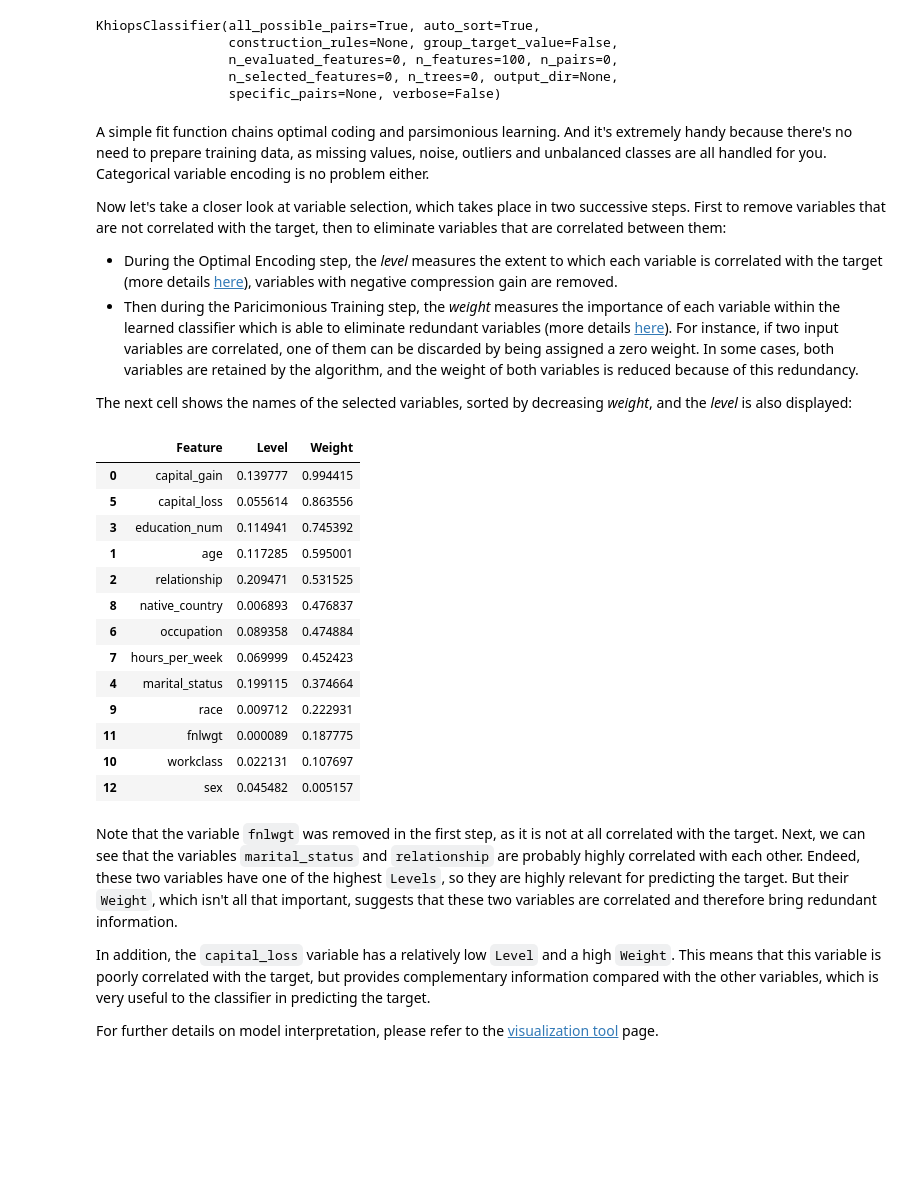
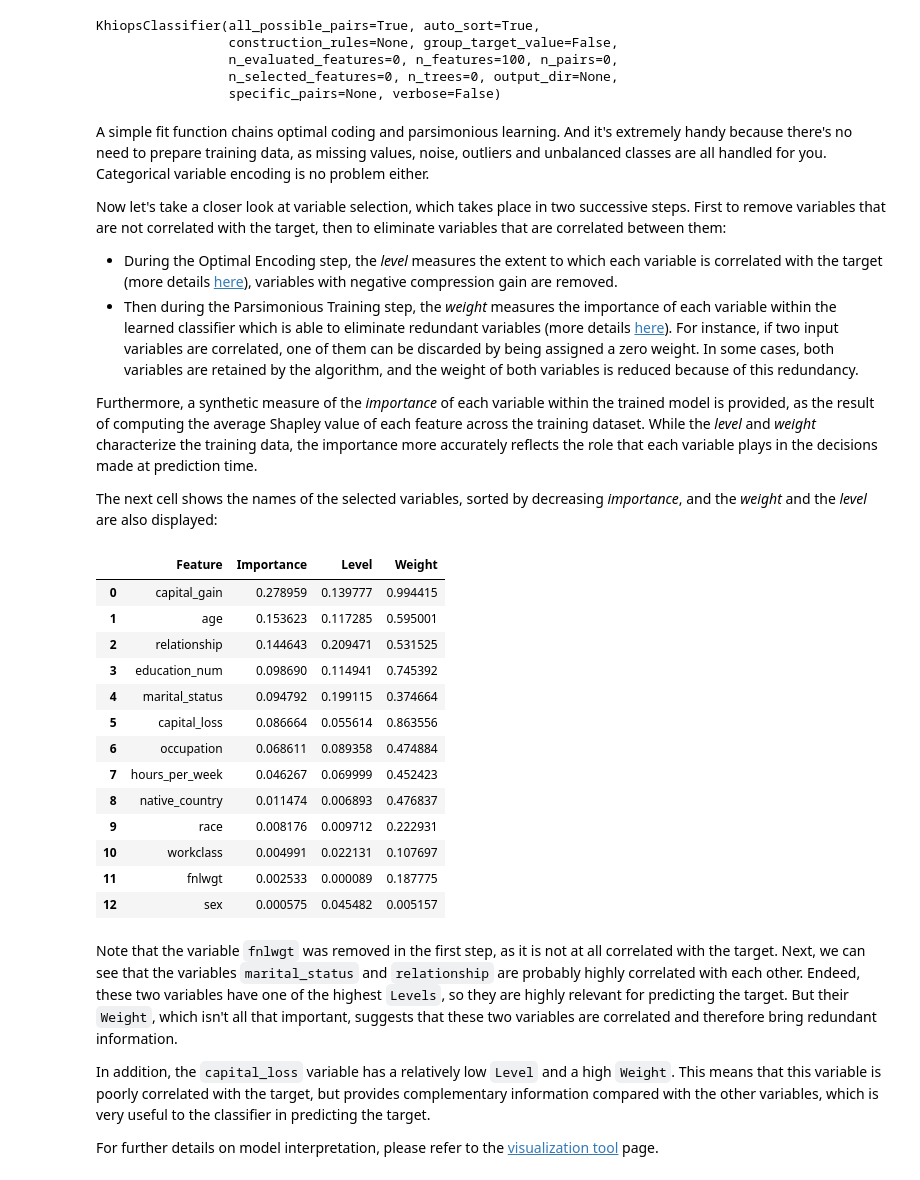
Before and after one commit to KhiopsML/khiops-doc, a Jupyter notebook: docs/tutorials/Notebooks/Optimal_Encoding.ipynb, the cells around one changed output. Saved outputs shown, nothing was run; the diff lists cells and outputs as text; code cells hidden in the pictures; blank space fills up the shorter version.

Commit message:
Use and document the Shapley importance in the Optimal Encoding tutorial

```diff
--- a/docs/tutorials/Notebooks/Optimal_Encoding.ipynb
+++ b/docs/tutorials/Notebooks/Optimal_Encoding.ipynb
@@ -529,38 +529,41 @@ A simple fit function chains optimal coding and parsimonious learning. And it's
 Now let's take a closer look at variable selection, which takes place in two successive steps. First to remove variables that are not correlated with the target, then to eliminate variables that are correlated between them:
 
 - During the Optimal Encoding step, the *level* measures the extent to which each variable is correlated with the target (more details [here][encoding]), variables with negative compression gain are removed.
-- Then during the Paricimonious Training step, the *weight* measures the importance of each variable within the learned classifier which is able to eliminate redundant variables (more details [here][parsimonious_training]). For instance, if two input variables are correlated, one of them can be discarded by being assigned a zero weight. In some cases, both variables are retained by the algorithm, and the weight of both variables is reduced because of this redundancy.
+- Then during the Parsimonious Training step, the *weight* measures the importance of each variable within the learned classifier which is able to eliminate redundant variables (more details [here][parsimonious_training]). For instance, if two input variables are correlated, one of them can be discarded by being assigned a zero weight. In some cases, both variables are retained by the algorithm, and the weight of both variables is reduced because of this redundancy.
+
+Furthermore, a synthetic measure of the *importance* of each variable within the trained model is provided, as the result of computing the average Shapley value of each feature across the training dataset. While the *level* and *weight* characterize the training data, the importance more accurately reflects the role that each variable plays in the decisions made at prediction time.
 
 [encoding]: ../../../learn/preprocessing/#benefits
 [parsimonious_training]: ../../../learn/learning_models/
 
-The next cell shows the names of the selected variables, sorted by decreasing *weight*, and the *level* is also displayed:
+The next cell shows the names of the selected variables, sorted by decreasing *importance*, and the *weight* and the *level* are also displayed:
 # %%
-kpis = {"Feature" : [], "Level": [], "Weight": []}
+kpis = {"Feature" : [], "Importance": [], "Level": [], "Weight": []}
 
 for var in pkc.model_report_.modeling_report.get_snb_predictor().selected_variables:
+    kpis["Importance"].append(var.importance)
     kpis["Feature"].append(var.name)
     kpis["Level"].append(var.level)
     kpis["Weight"].append(var.weight)
 
 
-df_kpis = pd.DataFrame(kpis).sort_values(by = 'Weight', ascending=False)
+df_kpis = pd.DataFrame(kpis).sort_values(by = 'Importance', ascending=False)
 df_kpis.style.set_properties(subset=['Feature'], **{'width': '400px'})
 # %% [output]
-|  | Feature | Level | Weight |
-| 0 | capital_gain | 0.139777 | 0.994415 |
-| 5 | capital_loss | 0.055614 | 0.863556 |
-| 3 | education_num | 0.114941 | 0.745392 |
-| 1 | age | 0.117285 | 0.595001 |
-| 2 | relationship | 0.209471 | 0.531525 |
-| 8 | native_country | 0.006893 | 0.476837 |
-| 6 | occupation | 0.089358 | 0.474884 |
-| 7 | hours_per_week | 0.069999 | 0.452423 |
-| 4 | marital_status | 0.199115 | 0.374664 |
-| 9 | race | 0.009712 | 0.222931 |
-| 11 | fnlwgt | 0.000089 | 0.187775 |
-| 10 | workclass | 0.022131 | 0.107697 |
-| 12 | sex | 0.045482 | 0.005157 |
+|  | Feature | Importance | Level | Weight |
+| 0 | capital_gain | 0.278959 | 0.139777 | 0.994415 |
+| 1 | age | 0.153623 | 0.117285 | 0.595001 |
+| 2 | relationship | 0.144643 | 0.209471 | 0.531525 |
+| 3 | education_num | 0.098690 | 0.114941 | 0.745392 |
+| 4 | marital_status | 0.094792 | 0.199115 | 0.374664 |
+| 5 | capital_loss | 0.086664 | 0.055614 | 0.863556 |
+| 6 | occupation | 0.068611 | 0.089358 | 0.474884 |
+| 7 | hours_per_week | 0.046267 | 0.069999 | 0.452423 |
+| 8 | native_country | 0.011474 | 0.006893 | 0.476837 |
+| 9 | race | 0.008176 | 0.009712 | 0.222931 |
+| 10 | workclass | 0.004991 | 0.022131 | 0.107697 |
+| 11 | fnlwgt | 0.002533 | 0.000089 | 0.187775 |
+| 12 | sex | 0.000575 | 0.045482 | 0.005157 |
 # %% [markdown]
 Note that the variable `fnlwgt` was removed in the first step, as it is not at all correlated with the target. Next, we can see that the variables `marital_status` and `relationship` are probably highly correlated with each other. Endeed, these two variables have one of the highest `Levels`, so they are highly relevant for predicting the target. But their `Weight`, which isn't all that important, suggests that these two variables are correlated and therefore bring redundant information.
 
```
Also changed, not shown: parts of 3 cells of this notebook.
